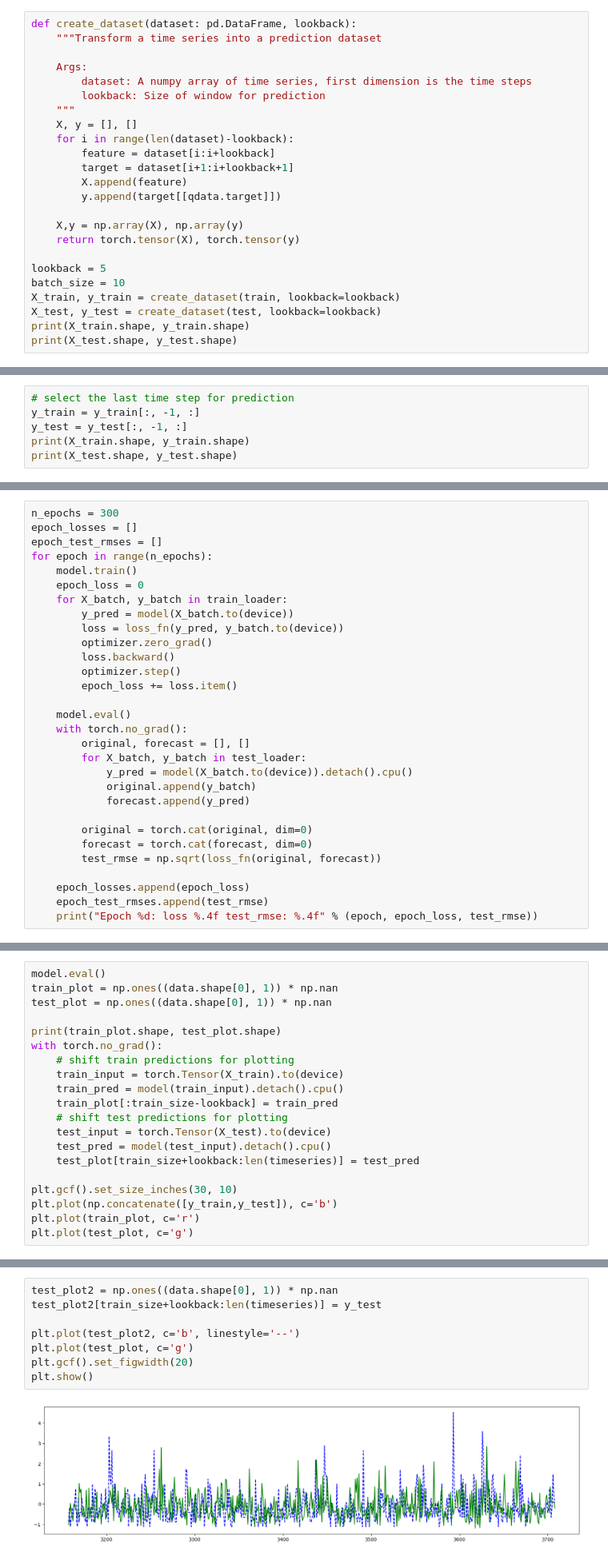
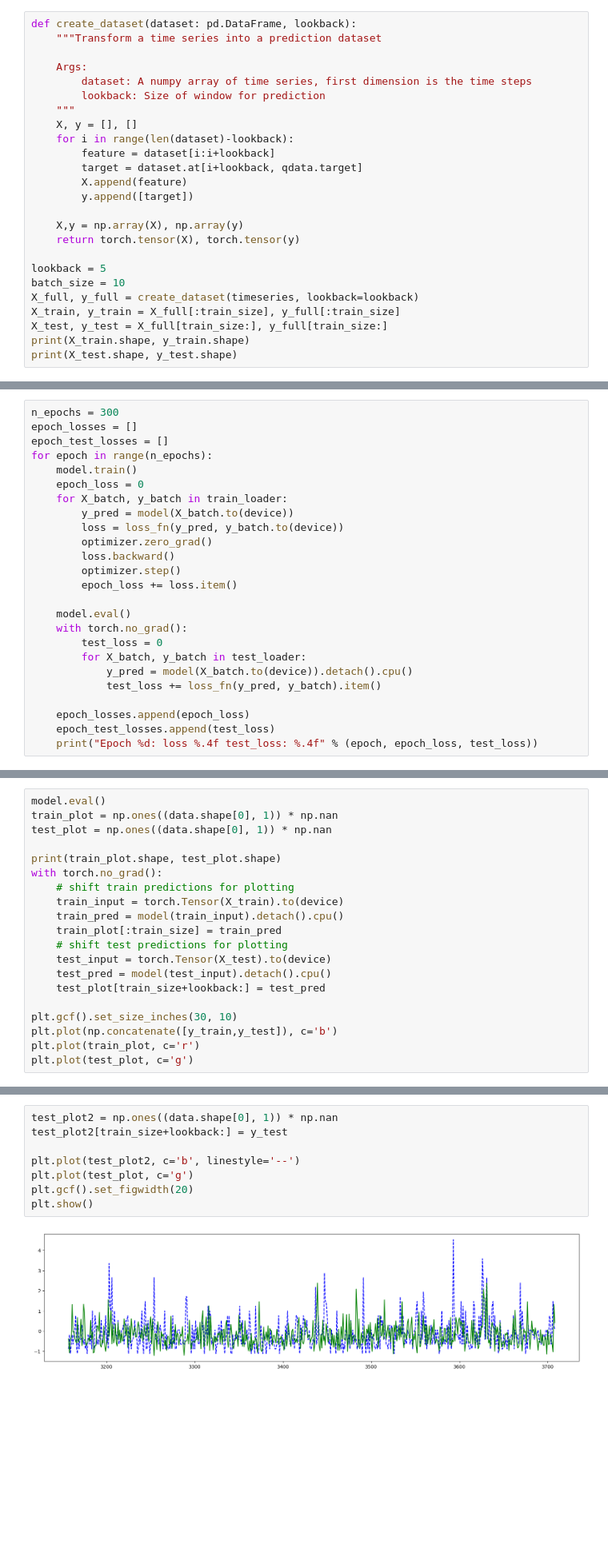
Before and after one commit to Arkaikus/graph-ml, a Jupyter notebook: earthquakes/lstm/examples/magnitude-forecasting.ipynb, the cells around one changed output, grey strips where cells are left out. Shown at 80% size. Saved outputs shown, nothing was run; the diff lists cells and outputs as text; blank space fills up the shorter version.

Commit message:
fix: update magnitude forecasting notebook now working

```diff
--- a/earthquakes/lstm/examples/magnitude-forecasting.ipynb
+++ b/earthquakes/lstm/examples/magnitude-forecasting.ipynb
@@ -101,17 +104,18 @@ def create_dataset(dataset: pd.DataFrame, lookback):
     X, y = [], []
     for i in range(len(dataset)-lookback):
         feature = dataset[i:i+lookback]
-        target = dataset[i+1:i+lookback+1]
+        target = dataset.at[i+lookback, qdata.target]
         X.append(feature)
-        y.append(target[[qdata.target]])
+        y.append([target])
 
     X,y = np.array(X), np.array(y)
     return torch.tensor(X), torch.tensor(y)
 
 lookback = 5
 batch_size = 10
-X_train, y_train = create_dataset(train, lookback=lookback)
-X_test, y_test = create_dataset(test, lookback=lookback)
+X_full, y_full = create_dataset(timeseries, lookback=lookback)
+X_train, y_train = X_full[:train_size], y_full[:train_size]
+X_test, y_test = X_full[train_size:], y_full[train_size:]
 print(X_train.shape, y_train.shape)
 print(X_test.shape, y_test.shape)
 # %% [output]
@@ -120,6 +123,0 @@ torch.Size([552, 5, 5]) torch.Size([552, 5, 1])
-# %%
-# select the last time step for prediction
-y_train = y_train[:, -1, :]
-y_test = y_test[:, -1, :]
-print(X_train.shape, y_train.shape)
-print(X_test.shape, y_test.shape)
@@ -154,7 +158,7 @@ loss_fn = nn.MSELoss()
 # %%
 n_epochs = 300
 epoch_losses = []
-epoch_test_rmses = []
+epoch_test_losses = []
 for epoch in range(n_epochs):
     model.train()
     epoch_loss = 0
@@ -168,17 +172,12 @@ for epoch in range(n_epochs):
 
     model.eval()
     with torch.no_grad():
-        original, forecast = [], []
+        test_loss = 0
         for X_batch, y_batch in test_loader:
             y_pred = model(X_batch.to(device)).detach().cpu()
-            original.append(y_batch)
-            forecast.append(y_pred)
-
-        original = torch.cat(original, dim=0)
-        forecast = torch.cat(forecast, dim=0)
-        test_rmse = np.sqrt(loss_fn(original, forecast))
+            test_loss += loss_fn(y_pred, y_batch).item()
 
     epoch_losses.append(epoch_loss)
-    epoch_test_rmses.append(test_rmse)
-    print("Epoch %d: loss %.4f test_rmse: %.4f" % (epoch, epoch_loss, test_rmse))
+    epoch_test_losses.append(test_loss)
+    print("Epoch %d: loss %.4f test_loss: %.4f" % (epoch, epoch_loss, test_loss))
 # %% [output]
@@ -216,11 +215,11 @@ with torch.no_grad():
     # shift train predictions for plotting
     train_input = torch.Tensor(X_train).to(device)
     train_pred = model(train_input).detach().cpu()
-    train_plot[:train_size-lookback] = train_pred
+    train_plot[:train_size] = train_pred
     # shift test predictions for plotting
     test_input = torch.Tensor(X_test).to(device)
     test_pred = model(test_input).detach().cpu()
-    test_plot[train_size+lookback:len(timeseries)] = test_pred
+    test_plot[train_size+lookback:] = test_pred
 
 plt.gcf().set_size_inches(30, 10)
 plt.plot(np.concatenate([y_train,y_test]), c='b')
@@ -233,13 +232,13 @@ plt.plot(test_plot, c='g')
 # %%
 test_plot2 = np.ones((data.shape[0], 1)) * np.nan
-test_plot2[train_size+lookback:len(timeseries)] = y_test
+test_plot2[train_size+lookback:] = y_test
 
 plt.plot(test_plot2, c='b', linestyle='--')
 plt.plot(test_plot, c='g')
 plt.gcf().set_figwidth(20)
 plt.show()
 # %% [output]
-[figure, old version]
+[figure, new version]
 # %%
 import seaborn as sns
 from sklearn.metrics import mean_absolute_error, mean_squared_error, r2_score
```
Also changed, not shown: parts of 9 cells of this notebook.
